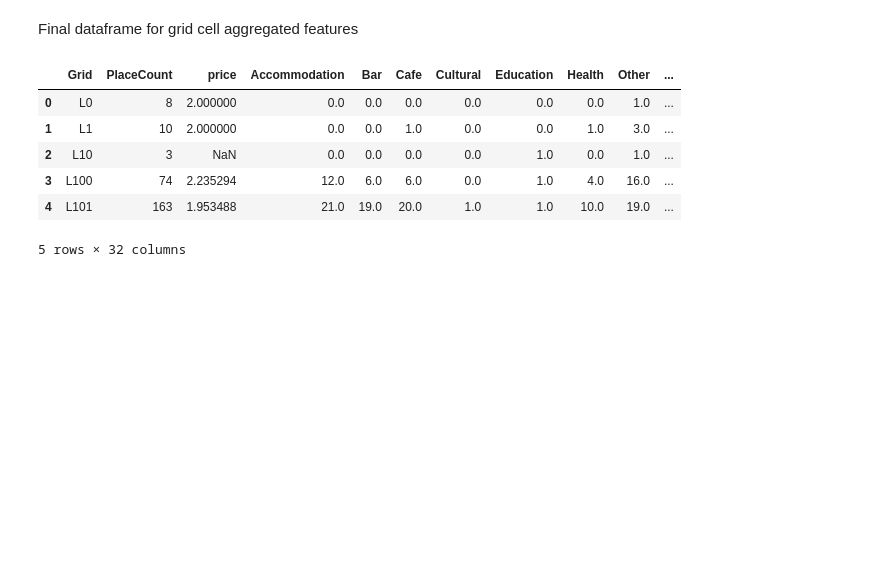
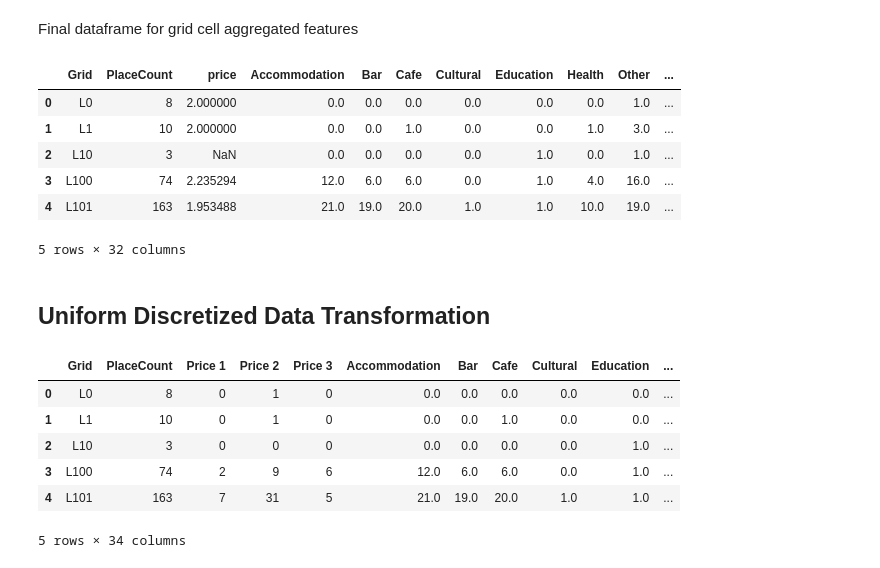
Before and after one commit to jesperhauch/GoogleLocalReviews, a Jupyter notebook: Dataframe prep.ipynb, the cells around one changed output. Drawn from its saved outputs; the diff is of its cells as text; code cells hidden in the pictures; blank space fills up the shorter version.

```diff
--- a/Dataframe prep.ipynb
+++ b/Dataframe prep.ipynb
@@ -145,3 +145,5 @@ df_grid.head()
 | 3 | L100 | 74 | 2.235294 | 12.0 | 6.0 | 6.0 | 0.0 | 1.0 | 4.0 | 16.0 | ... |
 | 4 | L101 | 163 | 1.953488 | 21.0 | 19.0 | 20.0 | 1.0 | 1.0 | 10.0 | 19.0 | ... |
 5 rows × 32 columns
+# %% [markdown]
+## Uniform Discretized Data Transformation
@@ -147,0 +156,12 @@ df_grid.head()
+# %%
+import pandas as pd
+df = pd.read_csv("data/space_embedding_data.csv", index_col=[0])
+df.head()
+# %% [output]
+|  | Grid | PlaceCount | Price 1 | Price 2 | Price 3 | Accommodation | Bar | Cafe | Cultural | Education | ... |
+| 0 | L0 | 8 | 0 | 1 | 0 | 0.0 | 0.0 | 0.0 | 0.0 | 0.0 | ... |
+| 1 | L1 | 10 | 0 | 1 | 0 | 0.0 | 0.0 | 1.0 | 0.0 | 0.0 | ... |
+| 2 | L10 | 3 | 0 | 0 | 0 | 0.0 | 0.0 | 0.0 | 0.0 | 1.0 | ... |
+| 3 | L100 | 74 | 2 | 9 | 6 | 12.0 | 6.0 | 6.0 | 0.0 | 1.0 | ... |
+| 4 | L101 | 163 | 7 | 31 | 5 | 21.0 | 19.0 | 20.0 | 1.0 | 1.0 | ... |
+5 rows × 34 columns
```
Also changed, not shown: parts of 11 cells of this notebook.
